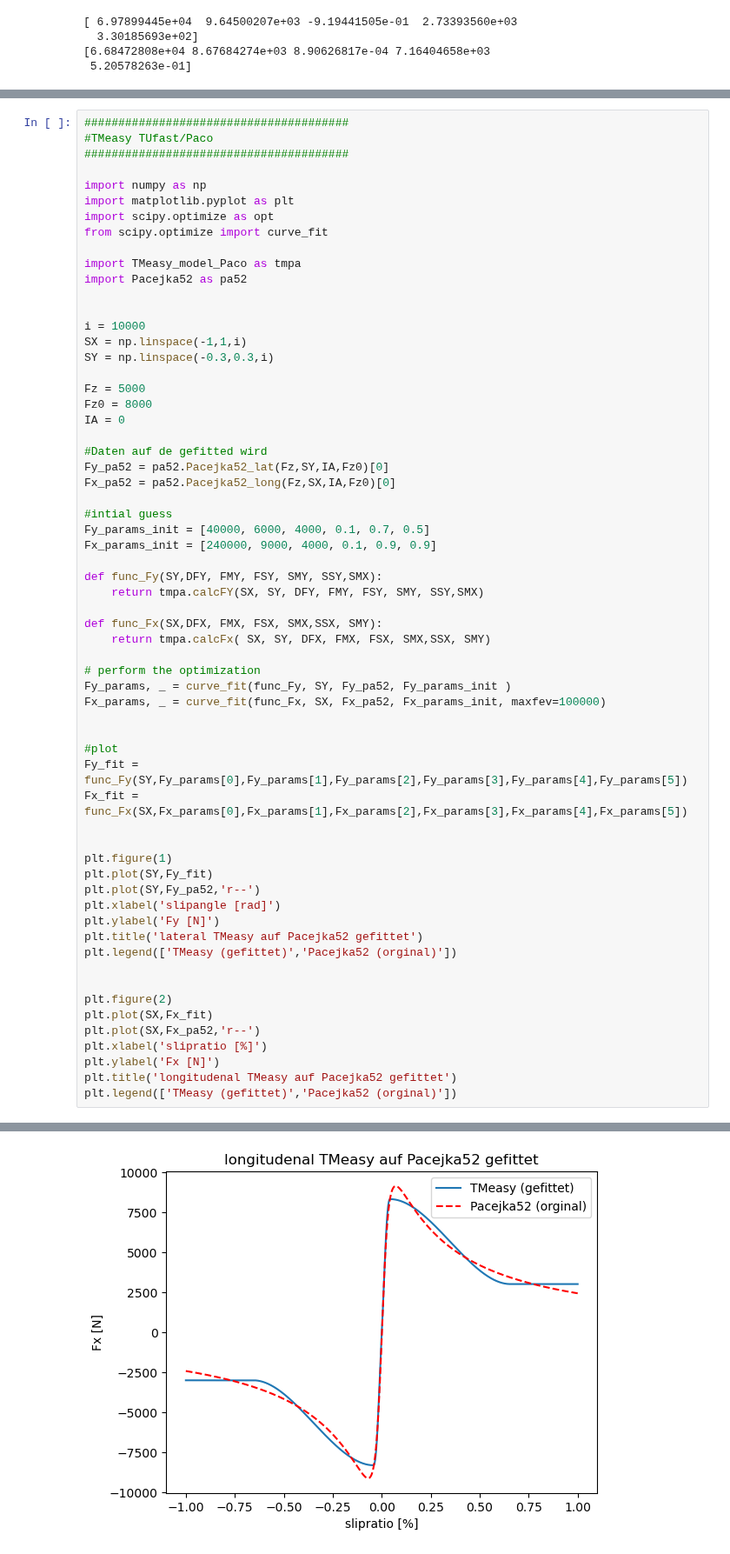
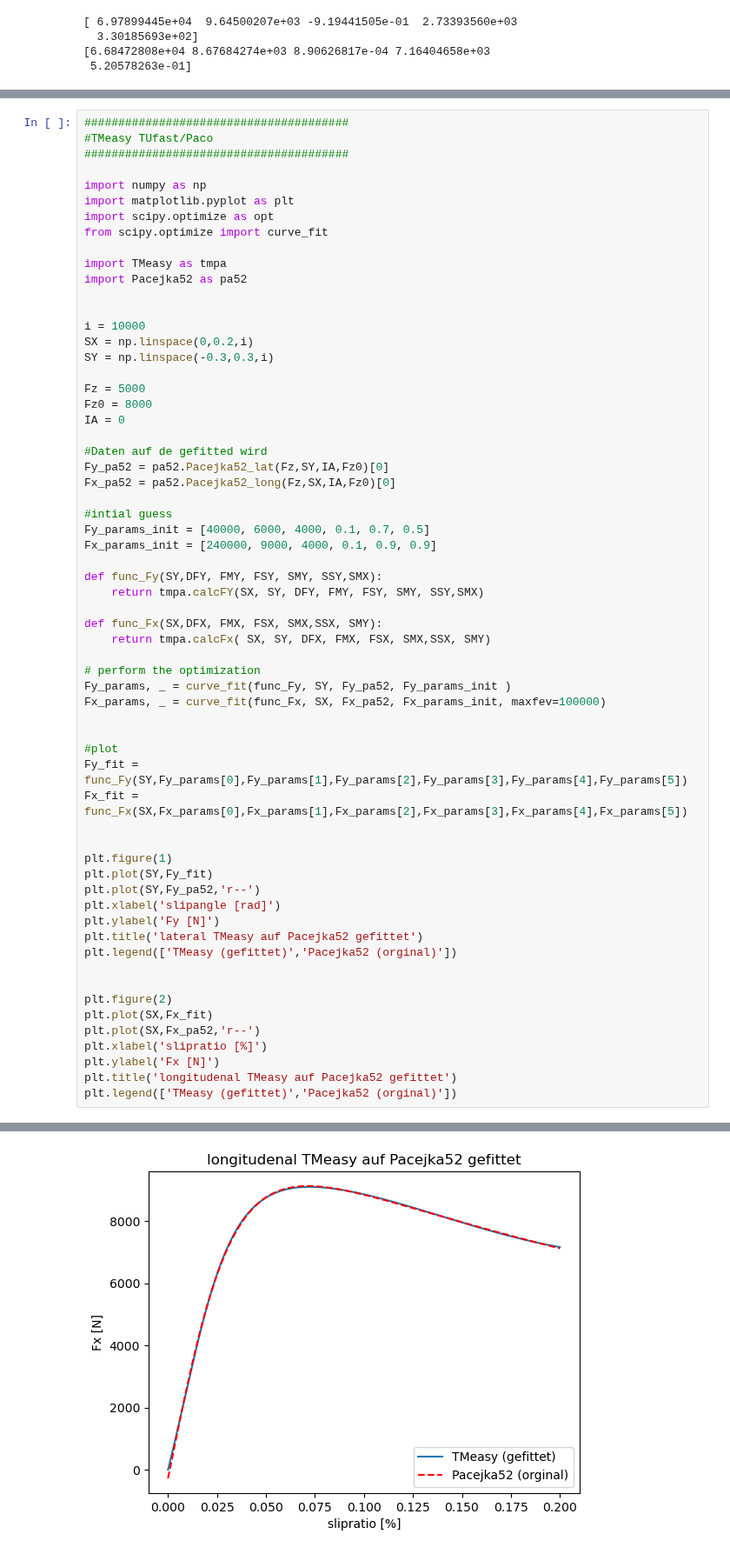
Before and after one commit to BenediktRuhland/SA-Tire-model, a Jupyter notebook: model/MFsimpel_fit.ipynb, the cells around one changed output, grey strips where cells are left out. Shown at 87% size. Drawn from its saved outputs; the diff is of its cells as text.

```diff
--- a/model/MFsimpel_fit.ipynb
+++ b/model/MFsimpel_fit.ipynb
@@ -180,12 +180,12 @@ import matplotlib.pyplot as plt
 import scipy.optimize as opt
 from scipy.optimize import curve_fit
 
-import TMeasy_model_Paco as tmpa
+import TMeasy as tmpa
 import Pacejka52 as pa52
 
 
 i = 10000
-SX = np.linspace(-1,1,i)
+SX = np.linspace(0,0.2,i)
 SY = np.linspace(-0.3,0.3,i)
 
 Fz = 5000
@@ -238 +238 @@ plt.legend(['TMeasy (gefittet)','Pacejka52 (orginal)'])
-[figure, old version]
+[figure, new version]
```
Also changed, not shown: parts of 3 cells of this notebook, 5 other files.
